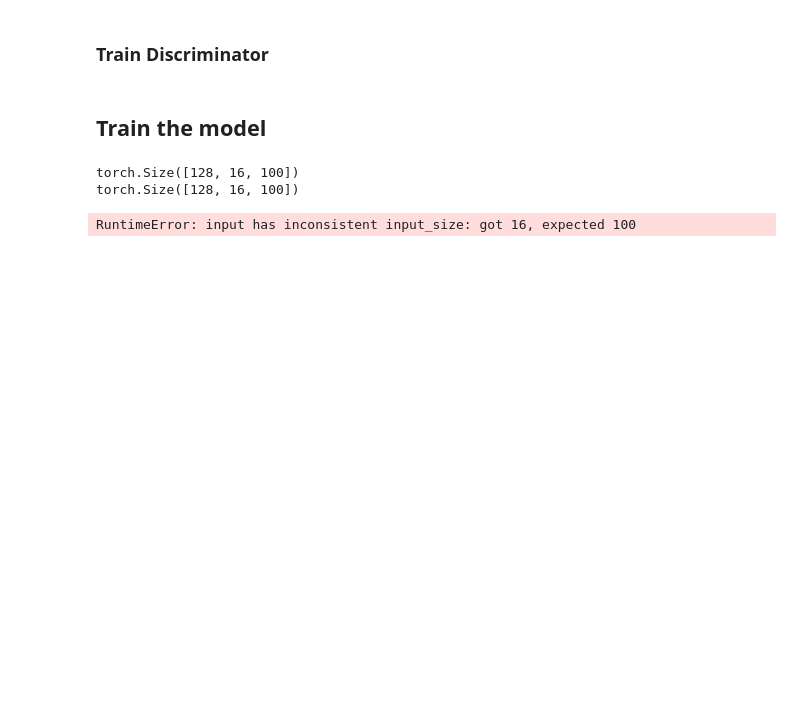
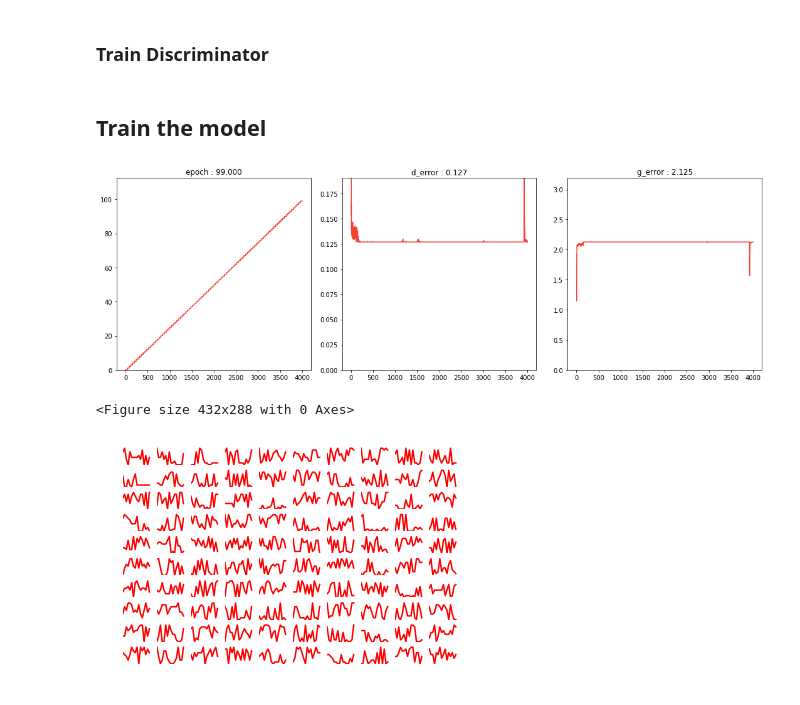
Before and after one commit to mhattingpete/GenerativeAdversarialNetworks, a Jupyter notebook: RaSGAN-SAGAN-Gumbel.ipynb, the cells around one changed output. Drawn from its saved outputs; the diff is of its cells as text; code cells hidden in the pictures; blank space fills up the shorter version.

```diff
--- a/RaSGAN-SAGAN-Gumbel.ipynb
+++ b/RaSGAN-SAGAN-Gumbel.ipynb
@@ -37,7 +37,7 @@ cpu
 # %%
 batch_size = 128
 num_steps = 16
-dataset_size = 5000
+dataset_size = 10000
 num_classes = 10
 
 data_loader = DataLoader(Sinusoids(num_steps,virtual_size=dataset_size,quantization=num_classes),batch_size=batch_size,shuffle=True)
@@ -52,11 +52,11 @@ noise_dim = 100
 output_size = num_classes
 
 num_test_samples = m**2
-test_noise = sample_sequence_noise(num_test_samples,num_steps,noise_dim,device)
+test_noise = sample_noise(num_test_samples,noise_dim,device)
 
 # intialize models
 generator = GumbelAttRNNGenerator(input_size=noise_dim,hidden_size=256,output_size=output_size,device=device).to(device)
-discriminator = GumbelAttRNNDiscriminator(input_size=output_size,hidden_size=256).to(device)
+discriminator = GumbelAttRNNDiscriminator(input_size=output_size,hidden_size=256,num_layers=2).to(device)
 
 # otpimizers
 g_optimizer = optim.Adam(generator.parameters(),lr=lr)
@@ -66,8 +66,14 @@ loss_fun = nn.BCEWithLogitsLoss()
 # Create logger instance
 dis = updatable_display2(['train'],["epoch","d_error","g_error"])
 # Total number of epochs to train
-num_epochs = 1000
+num_epochs = 200
 global_step = 0
 epoch = 0
 d_error = 0
 g_error = 0
+
+
+np_g = num_parameters(generator)
+np_d = num_parameters(discriminator)
+print("Number of parameters for G: {}\nNumber of parameters for D: {}\nNumber of parameters in total: {}"
+      .format(np_g,np_d,np_g+np_d))
@@ -137,7 +147,7 @@ def train_discriminator(real_data,fake_data,optimizer):
 ## Train the model
 # %%
 gen_steps = 1
-gen_train_freq = 1
+gen_train_freq = 5
 temperatures = torch.linspace(start=5,end=1,steps=int(num_epochs/2),device=device)
 
 try:
@@ -167,33 +177,33 @@ try:
                     fake_data = generator(sample_noise(N,noise_dim,device),num_steps,temperature)
                     # Train G
                     g_error = train_generator(real_data,fake_data,g_optimizer)
                     g_error = g_error.item()
 
             # Log batch error and delete tensors
             dis.update(global_step,'train',{"epoch":epoch,"d_error":d_error.item(),"g_error":g_error} )
             global_step += 1
             del fake_data
             del real_data
             del noise_tensor
 
             # Display Progress every few batches
             if global_step % 50 == 0:
                 test_samples = generator(test_noise,num_steps,temperature)
                 test_samples_vals = torch.argmax(test_samples,dim=2)
                 dis.display(scale=True)
                 plotSamples(test_samples_vals,xu=num_steps,yu=num_classes)
                 if epoch % 50 == 0:
                     plt.savefig("Figures/RaSGAN-ToyData-Epoch="+str(epoch)+".png")
                 plt.show()
         epoch += 1
 except:
     test_samples = generator(test_noise,num_steps,temperature)
     test_samples_vals = torch.argmax(test_samples,dim=2)
     dis.display(scale=True)
     plotSamples(test_samples_vals,xu=num_steps,yu=num_classes)
     plt.savefig("Figures/RaSGAN-ToyData.png")
     plt.show()
 # %% [output]
+[figure, added]
-torch.Size([128, 16, 100])
-torch.Size([128, 16, 100])
+<Figure size 432x288 with 0 Axes>
-RuntimeError: input has inconsistent input_size: got 16, expected 100
+[figure, added]
```
Also changed, not shown: parts of 2 cells of this notebook, 3 other files.
